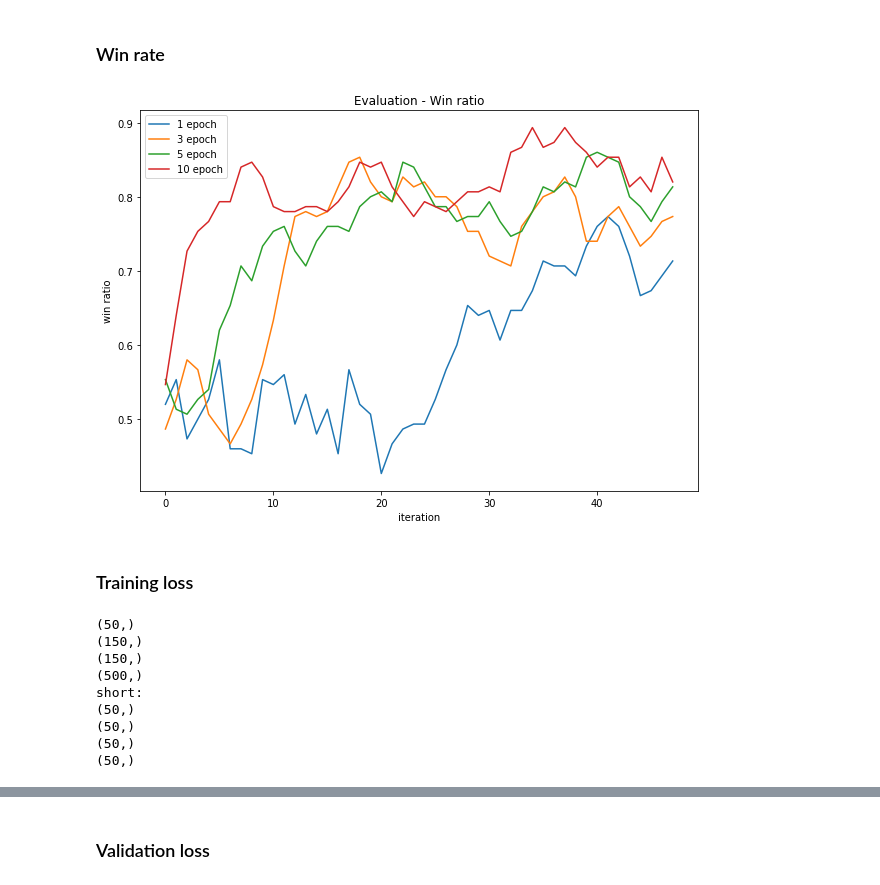
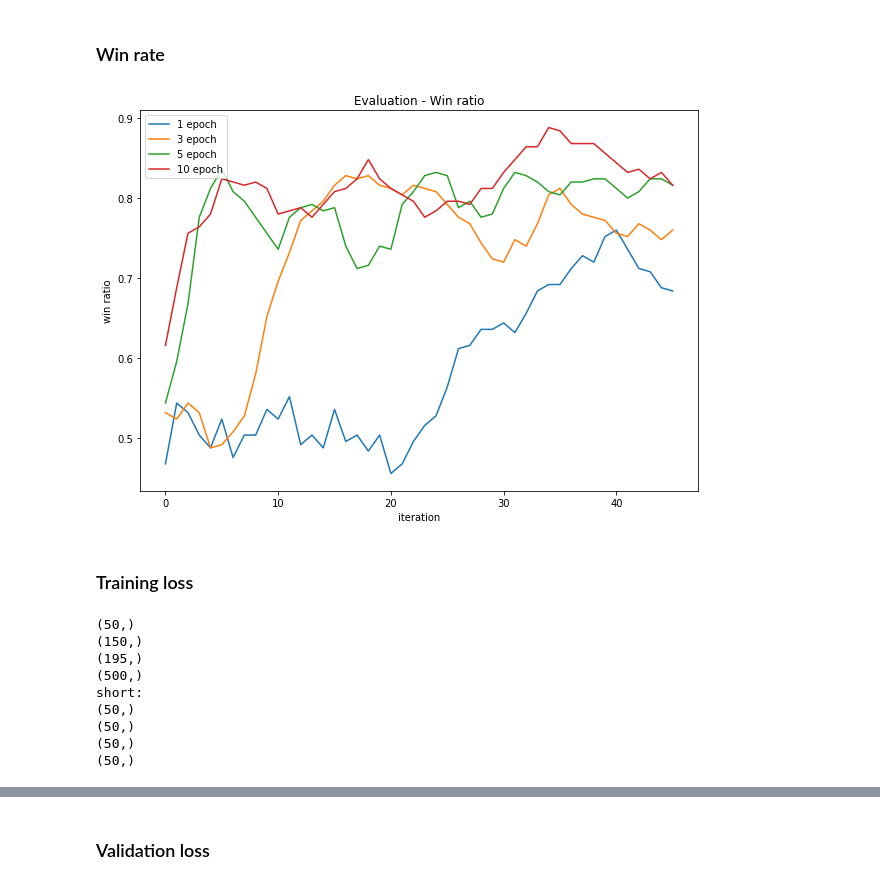
Before and after one commit to y4nnic/AlphaZero_for_small_board_games, a Jupyter notebook: experiment_epochs.ipynb, the cells around one changed output, grey strips where cells are left out. Cells and saved outputs as stored; diff of their text form; code cells hidden in the pictures.

Commit message:
corrected data for 5 epochs

```diff
--- a/experiment_epochs.ipynb
+++ b/experiment_epochs.ipynb
@@ -419,32 +419,34 @@ wins_2 = [0.54, 0.38, 0.54, 0.66, 0.54, 0.5, 0.48, 0.48, 0.44, 0.56, 0.58, 0.58,
 draws_2 = [0.08, 0.14, 0.06, 0.1, 0.06, 0.14, 0.2, 0.12, 0.12, 0.1, 0.08, 0.06, 0.04, 0.04, 0.02, 0.02, 0.08, 0.02, 0.0, 0.0, 0.08, 0.08, 0.02, 0.06, 0.02, 0.02, 0.0, 0.0, 0.08, 0.0, 0.08, 0.02, 0.02, 0.06, 0.04, 0.04, 0.06, 0.0, 0.04, 0.04, 0.02, 0.08, 0.0, 0.02, 0.02, 0.06, 0.04, 0.06, 0.02, 0.1]
 losses_2 = np.ones(50) - wins_2 - draws_2
 
-wins_3 = [0.62, 0.54, 0.5, 0.5, 0.52, 0.56, 0.54, 0.76, 0.66, 0.7, 0.7, 0.8, 0.76, 0.72, 0.7, 0.7, 0.82, 0.76, 0.7, 0.8, 0.86, 0.74, 0.82, 0.82, 0.9, 0.8, 0.74, 0.82, 0.8, 0.68, 0.84, 0.8, 0.74, 0.76, 0.74, 0.76, 0.84, 0.84, 0.74, 0.88, 0.82, 0.86, 0.9, 0.8, 0.84, 0.76, 0.76, 0.78, 0.84, 0.82]
-draws_3 = [0.02, 0.02, 0.08, 0.04, 0.1, 0.14, 0.02, 0.04, 0.08, 0.06, 0.06, 0.02, 0.12, 0.04, 0.08, 0.02, 0.0, 0.02, 0.08, 0.04, 0.04, 0.08, 0.1, 0.06, 0.04, 0.02, 0.02, 0.02, 0.04, 0.1, 0.04, 0.04, 0.08, 0.02, 0.06, 0.1, 0.02, 0.06, 0.1, 0.06, 0.06, 0.0, 0.04, 0.02, 0.0, 0.1, 0.08, 0.02, 0.0, 0.04]
+wins_3 = [0.56, 0.48, 0.3, 0.66, 0.72, 0.82, 0.84, 0.84, 0.84, 0.84, 0.68, 0.78, 0.74, 0.74, 0.74, 0.88, 0.84, 0.76, 0.7, 0.76, 0.64, 0.7, 0.78, 0.82, 0.74, 0.92, 0.78, 0.88, 0.84, 0.72, 0.72, 0.82, 0.78, 0.86, 0.88, 0.82, 0.8, 0.74, 0.8, 0.86, 0.9, 0.8, 0.76, 0.8, 0.8, 0.84, 0.84, 0.84, 0.8, 0.76]
+draws_3 = [0.02, 0.08, 0.22, 0.12, 0.02, 0.08, 0.06, 0.04, 0.0, 0.0, 0.02, 0.06, 0.02, 0.12, 0.08, 0.02, 0.02, 0.0, 0.06, 0.02, 0.04, 0.08, 0.04, 0.0, 0.06, 0.0, 0.0, 0.0, 0.0, 0.06, 0.06, 0.04, 0.04, 0.0, 0.0, 0.04, 0.04, 0.06, 0.02, 0.04, 0.0, 0.02, 0.0, 0.04, 0.04, 0.0, 0.02, 0.02, 0.04, 0.02]
 losses_3 = np.ones(50) - wins_3 - draws_3
 
 wins_4 = [0.46, 0.44, 0.74, 0.74, 0.7, 0.82, 0.78, 0.78, 0.82, 0.92, 0.8, 0.76, 0.8, 0.78, 0.76, 0.82, 0.78, 0.74, 0.86, 0.84, 0.84, 0.84, 0.86, 0.74, 0.78, 0.8, 0.8, 0.76, 0.78, 0.84, 0.8, 0.78, 0.86, 0.78, 0.94, 0.88, 0.86, 0.86, 0.9, 0.92, 0.8, 0.86, 0.86, 0.84, 0.86, 0.74, 0.88, 0.8, 0.88, 0.78]
 draws_4 = [0.1, 0.14, 0.02, 0.04, 0.04, 0.04, 0.04, 0.04, 0.02, 0.04, 0.06, 0.08, 0.04, 0.02, 0.04, 0.0, 0.06, 0.02, 0.02, 0.02, 0.0, 0.08, 0.02, 0.06, 0.06, 0.02, 0.08, 0.0, 0.0, 0.0, 0.08, 0.06, 0.04, 0.02, 0.0, 0.0, 0.04, 0.02, 0.02, 0.0, 0.02, 0.04, 0.02, 0.02, 0.06, 0.04, 0.0, 0.0, 0.0, 0.08]
 losses_4 = np.ones(50) - wins_4 - draws_4
 # %%
+window_size = 5
+
 fig = plt.figure(figsize=(10,7))
 
 plt.title("Evaluation - Win ratio")
 
 plt.xlabel("iteration")
 plt.ylabel("win ratio")
 
-x = np.arange(48)
+x = np.arange(50 - window_size + 1)
 
-plt.plot(x, smooth(wins_1,3), label="1 epoch")
-plt.plot(x, smooth(wins_2,3), label="3 epoch")
-plt.plot(x, smooth(wins_3,3), label="5 epoch")
-plt.plot(x, smooth(wins_4,3), label="10 epoch")
+plt.plot(x, smooth(wins_1, window_size), label="1 epoch")
+plt.plot(x, smooth(wins_2, window_size), label="3 epoch")
+plt.plot(x, smooth(wins_3, window_size), label="5 epoch")
+plt.plot(x, smooth(wins_4, window_size), label="10 epoch")
 
 plt.legend(loc=2)
 plt.show()
 # %% [output]
-[figure, old version]
+[figure, new version]
 # %% [markdown]
 ### Training loss
 # %%
@@ -472,7 +474,13 @@ print(train_loss_1.shape)
 train_loss_2_short = (train_loss_2[0::3] + train_loss_2[1::3] + train_loss_2[2::3])/3
 print(train_loss_2_short.shape)
 
-train_loss_3_short = (train_loss_3[0::3] + train_loss_3[1::3] + train_loss_3[2::3])/3
+train_loss_3_short = np.zeros(50)
+train_loss_3_short[:48] = (train_loss_3[0::4][:48] +
+                      train_loss_3[1::4][:48] +
+                      train_loss_3[2::4][:48] +
+                      train_loss_3[3::4])/4
+train_loss_3_short[48] = train_loss_3[-2]
+train_loss_3_short[49] = train_loss_3[-1]
 print(train_loss_3_short.shape)
 
 
@@ -490,7 +498,7 @@ print(train_loss_4_short.shape)
 # %% [output]
 (50,)
 (150,)
-(150,)
+(195,)
 (500,)
 short:
 (50,)
```
Also changed, not shown: parts of 9 cells of this notebook.
